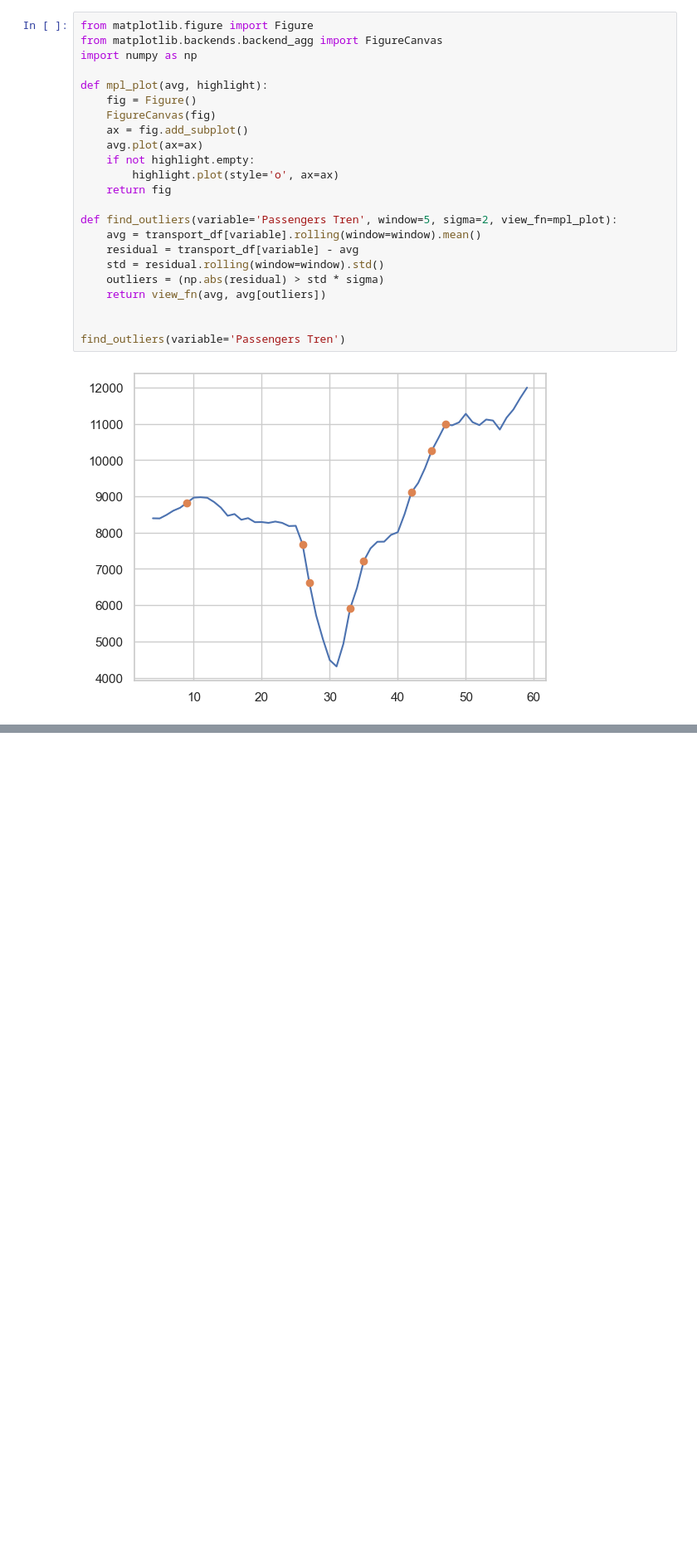
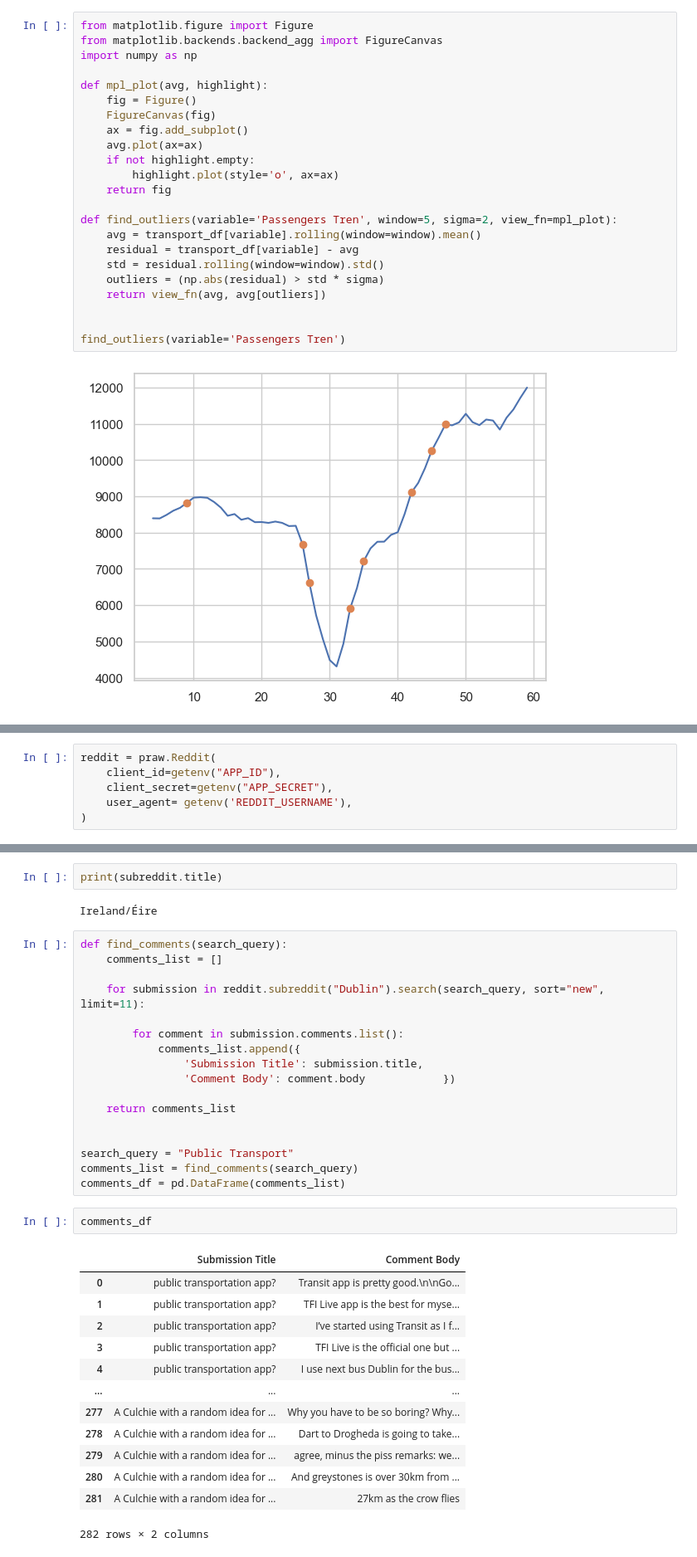
Before and after one commit to EdMendoza93/2023162, a Jupyter notebook: MSC_DA_CA2.ipynb, the cells around one changed output, grey strips where cells are left out. Shown: that part at 83% size. Saved outputs shown, nothing was run; the diff lists cells and outputs as text; blank space fills up the shorter version.

```diff
--- a/MSC_DA_CA2.ipynb
+++ b/MSC_DA_CA2.ipynb
@@ -367,0 +393,6 @@ pn.Column(pn.Row(pn.panel(text2, width=400), hvp[0]), hvp[1]).servable("Passenge
+# %%
+reddit = praw.Reddit(
+    client_id=getenv("APP_ID"),
+    client_secret=getenv("APP_SECRET"),
+    user_agent= getenv('REDDIT_USERNAME'),
+)
@@ -367,0 +433,37 @@ pn.Column(pn.Row(pn.panel(text2, width=400), hvp[0]), hvp[1]).servable("Passenge
+# %%
+print(subreddit.title)
+# %% [output]
+Ireland/Éire
+# %%
+def find_comments(search_query):
+    comments_list = []
+
+    for submission in reddit.subreddit("Dublin").search(search_query, sort="new", limit=11):
+
+        for comment in submission.comments.list():
+            comments_list.append({
+                'Submission Title': submission.title,
+                'Comment Body': comment.body            })
+
+    return comments_list
+
+
+search_query = "Public Transport"
+comments_list = find_comments(search_query)
+comments_df = pd.DataFrame(comments_list)
+# %%
+comments_df
+# %% [output]
+|  | Submission Title | Comment Body |
+| 0 | public transportation app? | Transit app is pretty good.\n\nGo... |
+| 1 | public transportation app? | TFI Live app is the best for myse... |
+| 2 | public transportation app? | I’ve started using Transit as I f... |
+| 3 | public transportation app? | TFI Live is the official one but ... |
+| 4 | public transportation app? | I use next bus Dublin for the bus... |
+| ... | ... | ... |
+| 277 | A Culchie with a random idea for ... | Why you have to be so boring? Why... |
+| 278 | A Culchie with a random idea for ... | Dart to Drogheda is going to take... |
+| 279 | A Culchie with a random idea for ... | agree, minus the piss remarks: we... |
+| 280 | A Culchie with a random idea for ... | And greystones is over 30km from ... |
+| 281 | A Culchie with a random idea for ... | 27km as the crow flies |
+282 rows × 2 columns
```
Also changed, not shown: parts of 36 cells of this notebook.
